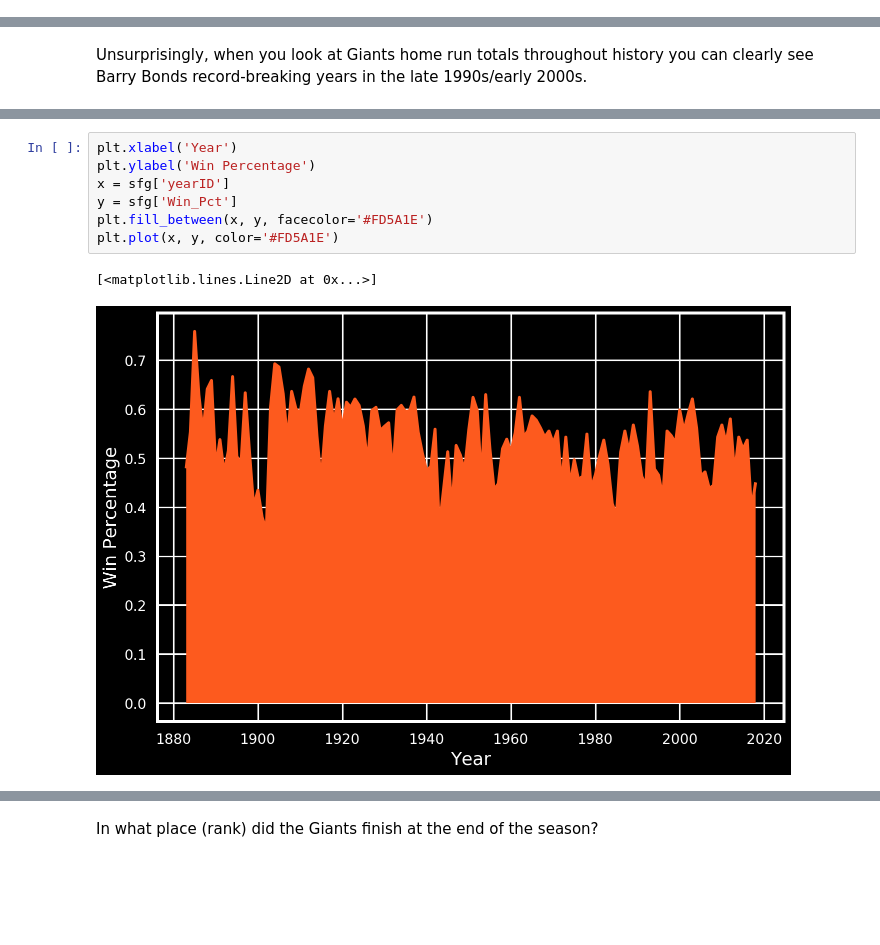
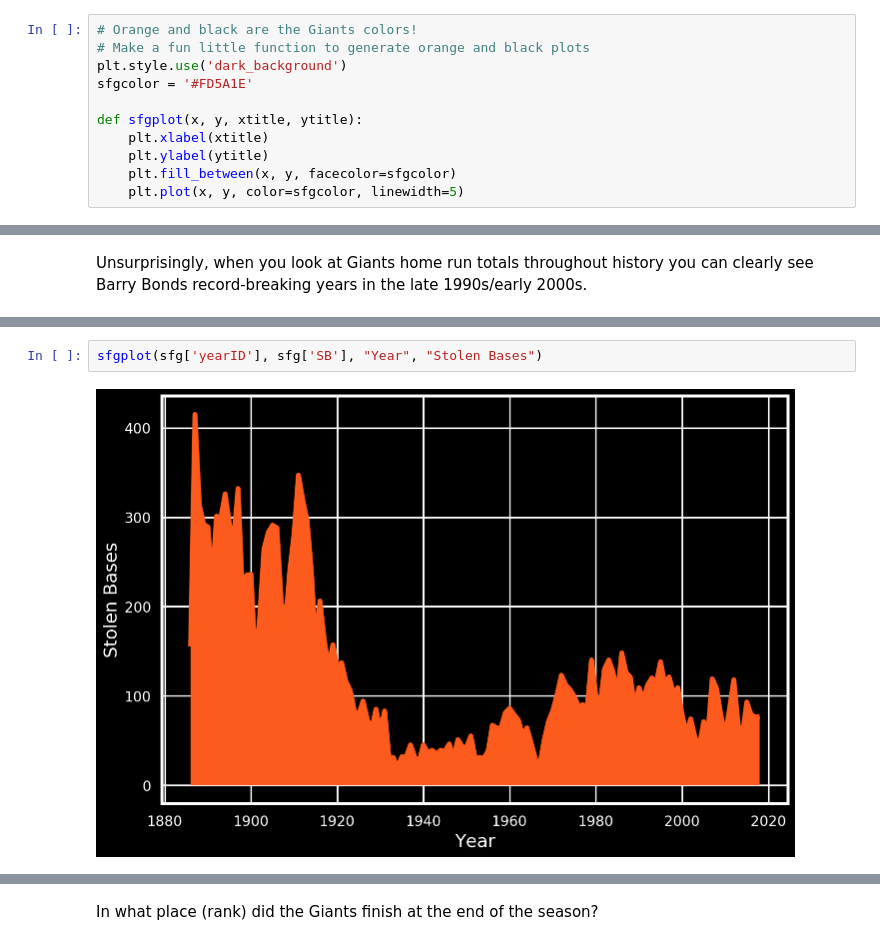
Before and after one commit to kennethn/baseball-statistics, a Jupyter notebook: Baseball.ipynb, the cells around one changed output, grey strips where cells are left out. Drawn from its saved outputs; the diff is of its cells as text; blank space fills up the shorter version.

Commit message:
Moved custom SFG plotting to a function

```diff
--- a/Baseball.ipynb
+++ b/Baseball.ipynb
@@ -412,6 +412,17 @@ plt.hist(teams['Win_Pct'], bins=25)
 ### San Francisco Giants
 
 The Giants are my favorite team, so I've decided to do some analysis of their stats over the years.
+# %%
+# Orange and black are the Giants colors!
+# Make a fun little function to generate orange and black plots
+plt.style.use('dark_background')
+sfgcolor = '#FD5A1E'
+
+def sfgplot(x, y, xtitle, ytitle):
+    plt.xlabel(xtitle)
+    plt.ylabel(ytitle)
+    plt.fill_between(x, y, facecolor=sfgcolor)
+    plt.plot(x, y, color=sfgcolor, linewidth=5)
 # %%
 # Teams are identified both with teamIDs and franchID (franchise IDs). The San Francisco Giants were
 # originally the New York Giants. If we selected only data with the SFN teamID, we'd miss out on
@@ -461,10 +447,4 @@ plt.plot(x, y, color='#FD5A1E')
-# %%
-plt.xlabel('Year')
-plt.ylabel('Win Percentage')
-x = sfg['yearID']
-y = sfg['Win_Pct']
-plt.fill_between(x, y, facecolor='#FD5A1E')
-plt.plot(x, y, color='#FD5A1E')
-# %% [output]
-[<matplotlib.lines.Line2D at 0x...>]
-[figure, removed]
+# %%
+sfgplot(sfg['yearID'], sfg['SB'], "Year", "Stolen Bases")
+# %% [output]
+[figure, added]
```
Also changed, not shown: parts of 7 cells of this notebook.
